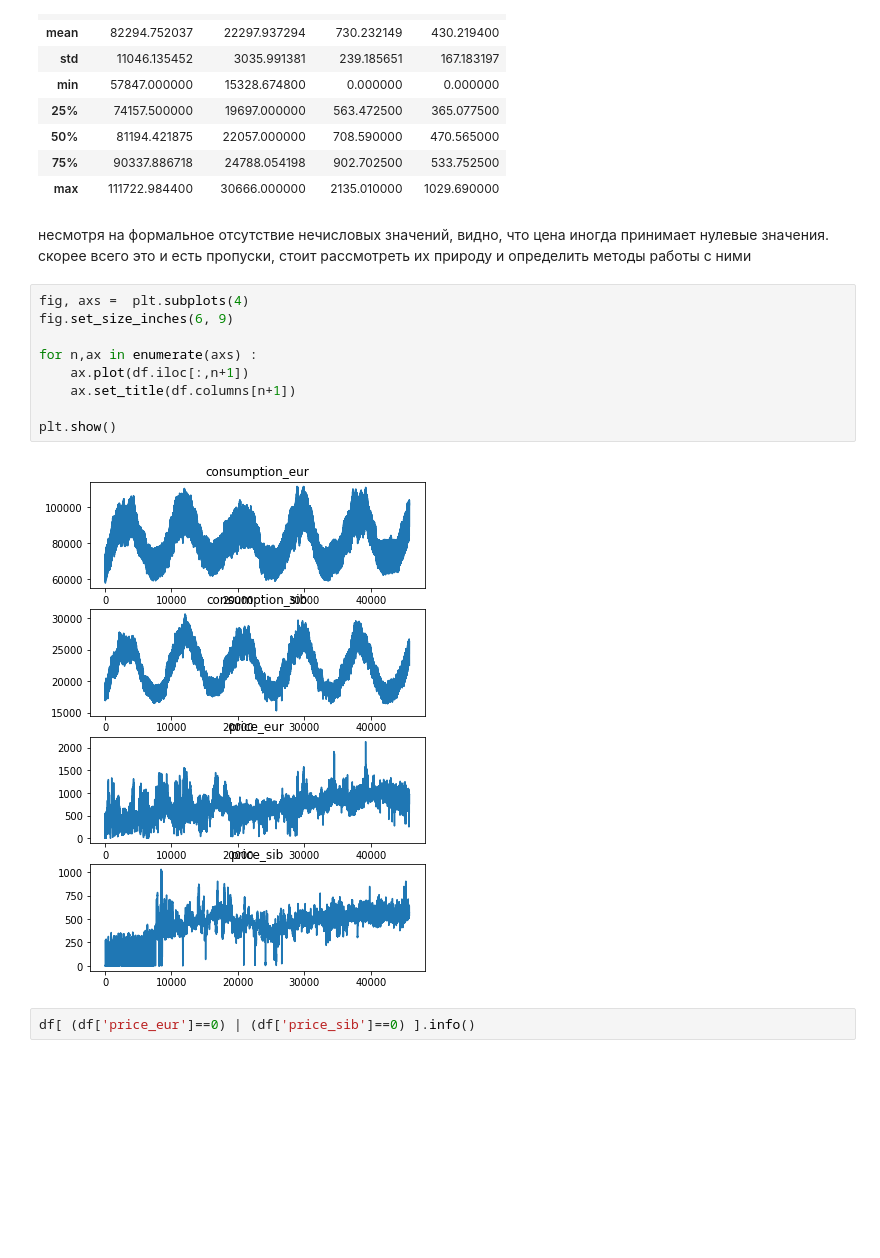
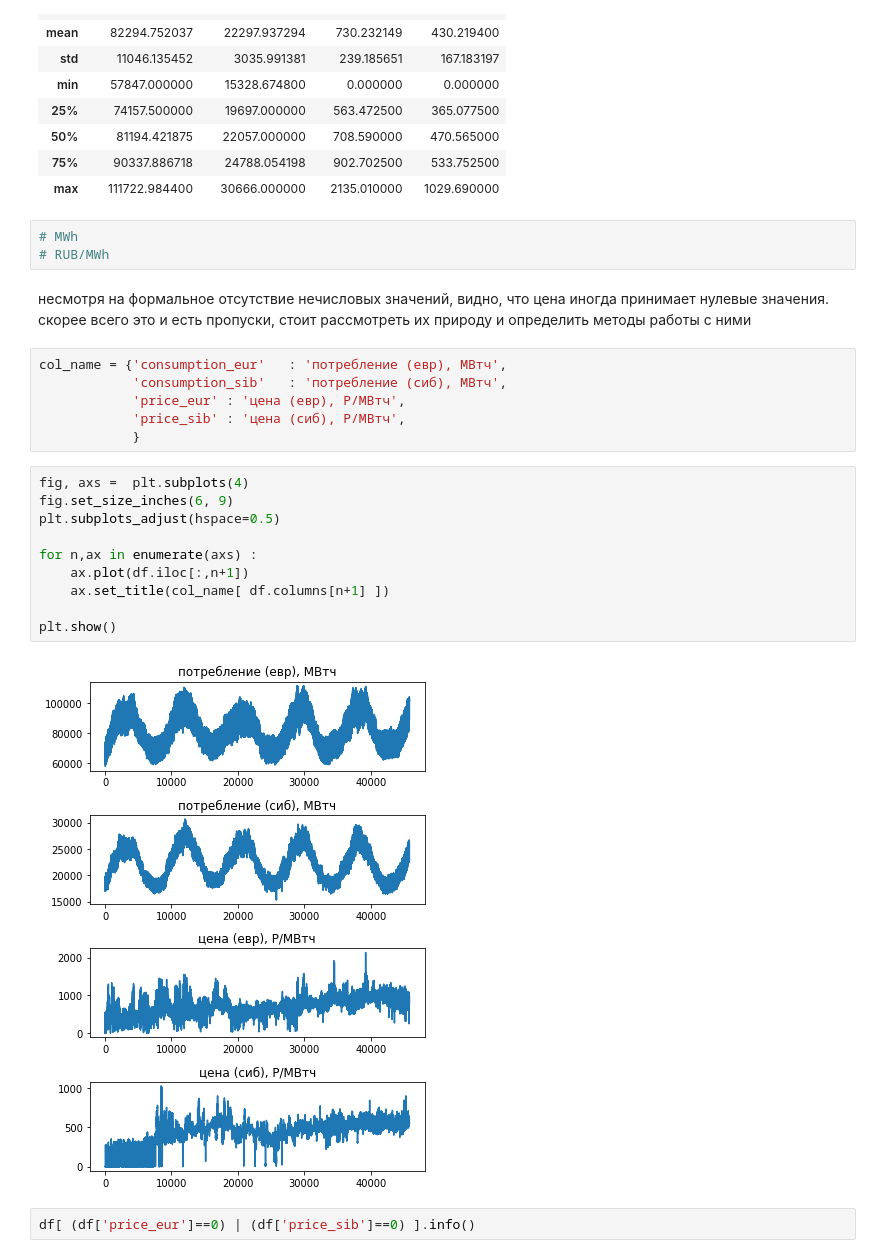
Before and after one commit to sky16k/pyda, a Jupyter notebook: PYDA15_viz_HW_2.ipynb, the cells around one changed output. Drawn from its saved outputs; the diff is of its cells as text; blank space fills up the shorter version.

```diff
--- a/PYDA15_viz_HW_2.ipynb
+++ b/PYDA15_viz_HW_2.ipynb
@@ -135,19 +138,29 @@ df.describe()
 | 50% | 81194.421875 | 22057.000000 | 708.590000 | 470.565000 |
 | 75% | 90337.886718 | 24788.054198 | 902.702500 | 533.752500 |
 | max | 111722.984400 | 30666.000000 | 2135.010000 | 1029.690000 |
+# %%
+# MWh
+# RUB/MWh
 # %% [markdown]
 несмотря на формальное отсутствие нечисловых значений, видно, что цена иногда принимает нулевые значения. скорее всего это и есть пропуски, стоит рассмотреть их природу и определить методы работы с ними
+# %%
+col_name = {'consumption_eur'	: 'потребление (евр), МВтч',
+            'consumption_sib'	: 'потребление (сиб), МВтч',
+            'price_eur'	: 'цена (евр), Р/МВтч',
+            'price_sib' : 'цена (сиб), Р/МВтч',
+            }
 # %%
 fig, axs =  plt.subplots(4)
 fig.set_size_inches(6, 9)
+plt.subplots_adjust(hspace=0.5)
 
 for n,ax in enumerate(axs) :
     ax.plot(df.iloc[:,n+1])
-    ax.set_title(df.columns[n+1])
+    ax.set_title(col_name[ df.columns[n+1] ])
 
 plt.show()
 # %% [output]
-[figure, old version]
+[figure, new version]
 # %%
 df[ (df['price_eur']==0) | (df['price_sib']==0) ].info()
 # %% [output]
```
Also changed, not shown: parts of 24 cells of this notebook.
